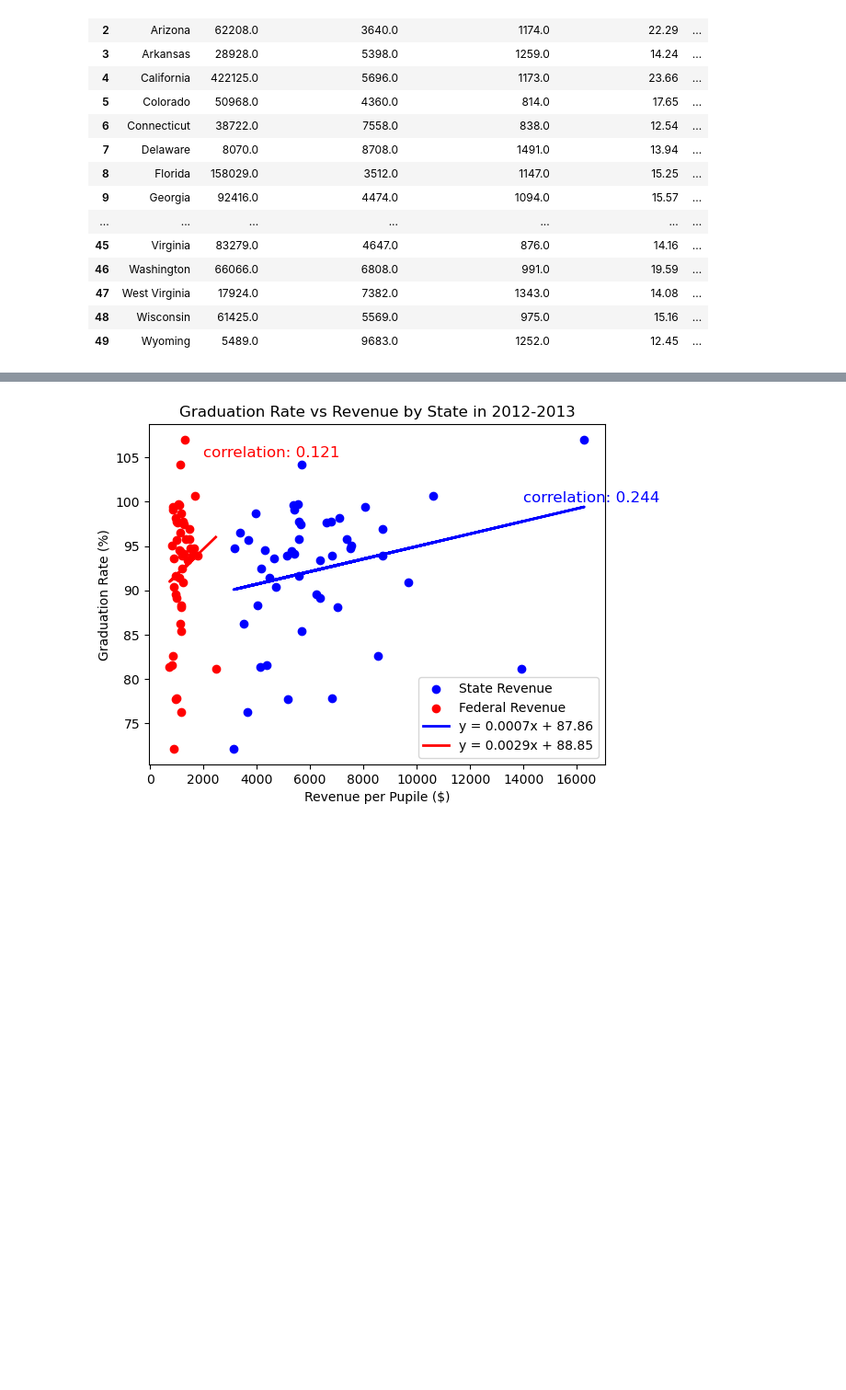
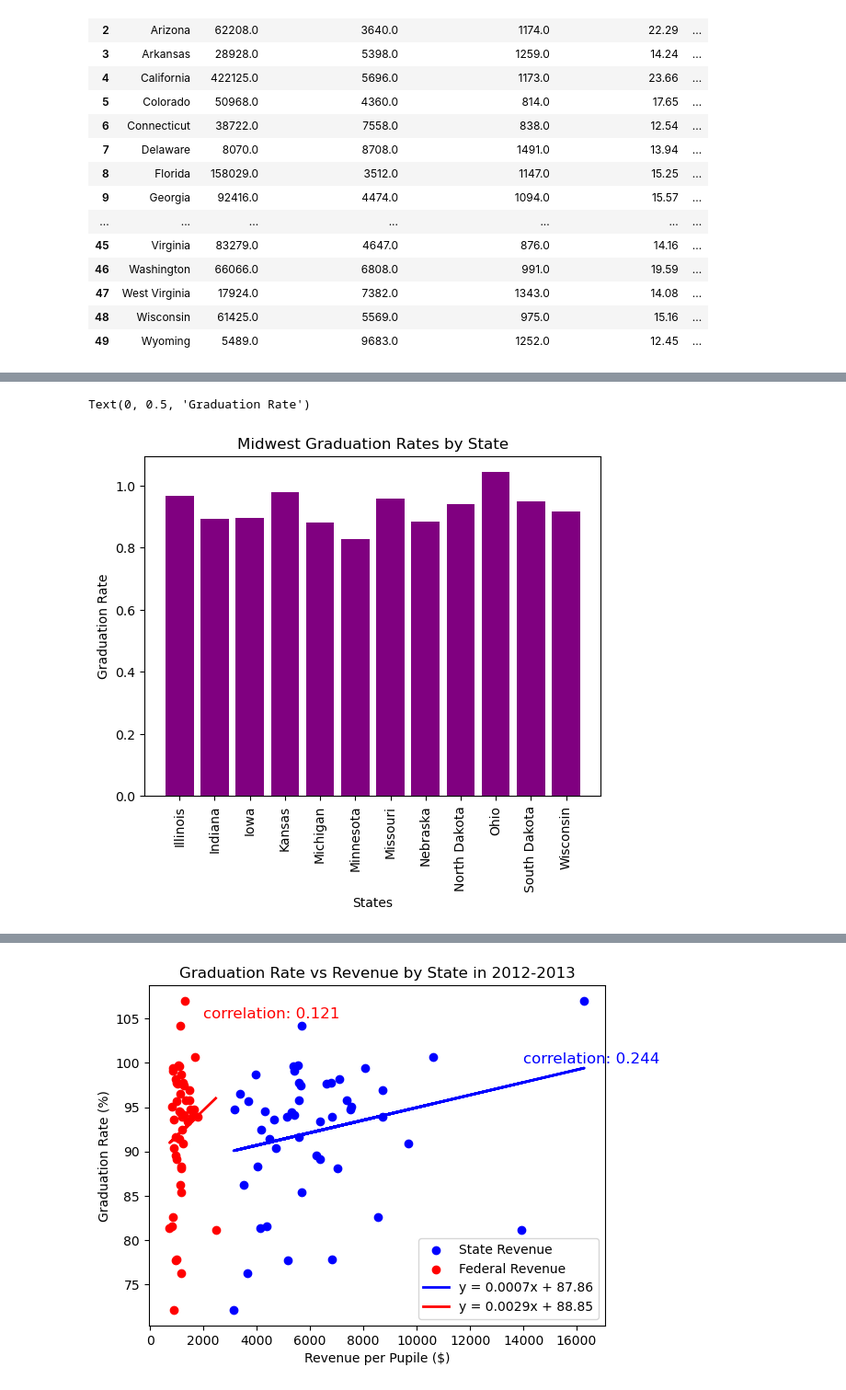
Before and after one commit to sagehan1/project-1, a Jupyter notebook: code-1.ipynb, the cells around one changed output, grey strips where cells are left out. Shown at 92% size. Saved outputs shown, nothing was run; the diff lists cells and outputs as text; code cells hidden in the pictures; blank space fills up the shorter version.

```diff
--- a/code-1.ipynb
+++ b/code-1.ipynb
@@ -200,0 +225,12 @@ merged_clean.head()
+# %%
+midwest=merged_clean[merged_clean["Region"]=="Midwest"]
+x_axis=midwest["State"]
+y_axis=midwest["Graduation Rates"]
+plt.xticks(rotation="vertical")
+plt.bar(x_axis,y_axis,color="purple")
+plt.title("Midwest Graduation Rates by State")
+plt.xlabel("States")
+plt.ylabel("Graduation Rate")
+# %% [output]
+Text(0, 0.5, 'Graduation Rate')
+[figure, added]
```
Also changed, not shown: parts of 9 cells of this notebook.
